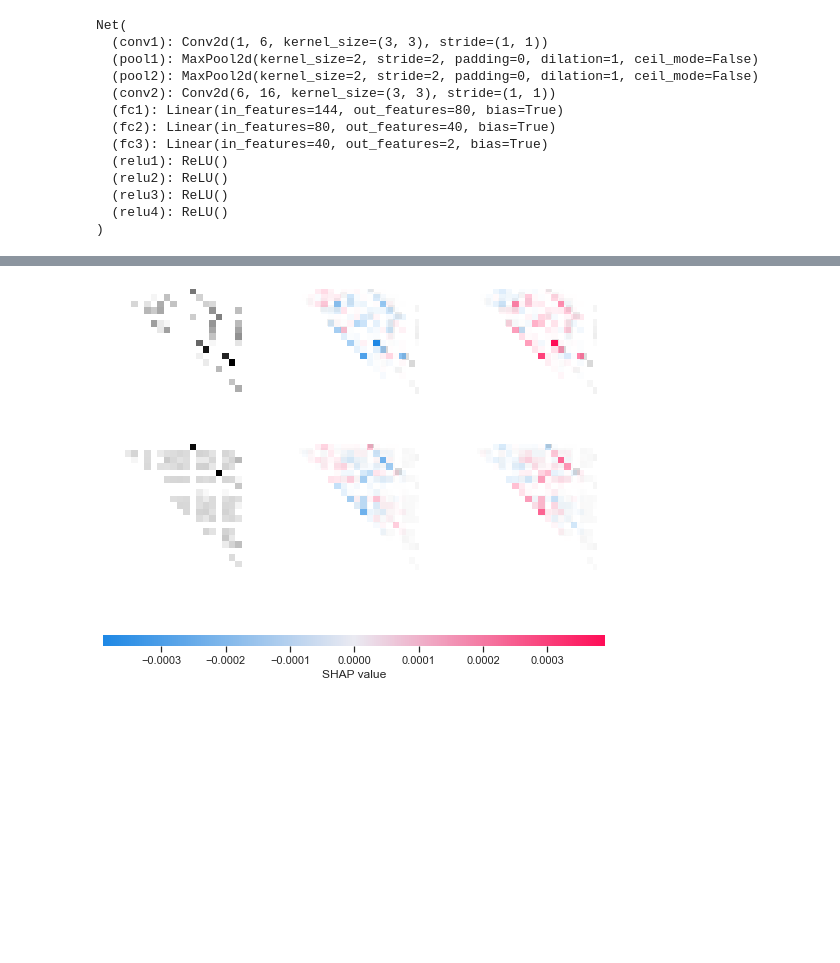
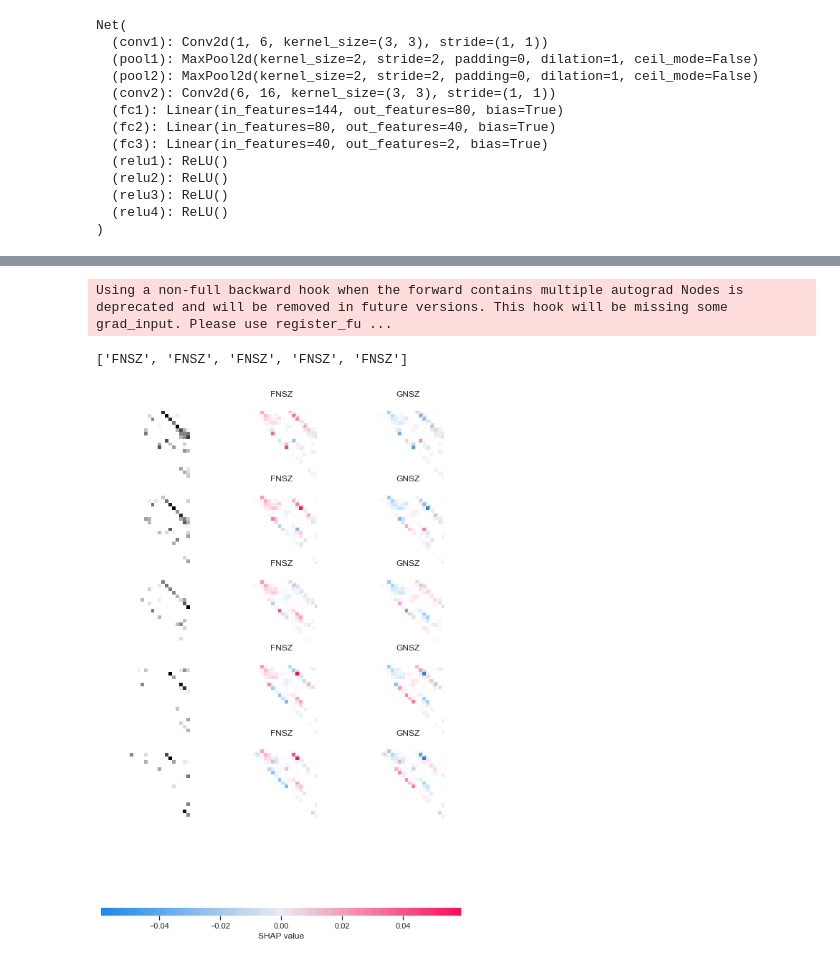
Before and after one commit to Rmarieta/LTS4, a Jupyter notebook: classifier/CNN.ipynb, the cells around one changed output, grey strips where cells are left out. Cells and saved outputs as stored; diff of their text form; code cells hidden in the pictures; blank space fills up the shorter version.

Commit message:
CNN shap local

```diff
--- a/classifier/CNN.ipynb
+++ b/classifier/CNN.ipynb
@@ -309,8 +326,37 @@ shap_values = e.shap_values(test_images)
+# %%
+"""
+testloader_copy = torch.utils.data.DataLoader(testset, batch_size=200, shuffle=True, num_workers=2)
+batch = next(iter(testloader_copy)) # testloader has not been shuffled
+images, im_labels = batch
+"""
+
+# Turn the list to a tensor
+images = torch.tensor(np.array(images))
+
+# Find matching indices between y_true and y_pred and only pick test images amongst those
+idx = [i for i in range(len(y_true)) if y_true[i]==y_pred[i]]
+
+# Might need to shuffle them after that or succeeding samples will be from same recording and very similar
+
+# Compute shap_values on all background, and then only plot some rightly classified with shap_numpy (randomly selected)
+# Retrieve each classes shap values and find a way to rank pixels according to their contribution to the class
+# FNSZ_shaps = shap_numpy[0].reshape((len(test_images), 20, 20))
+# GNSZ_shaps = shap_numpy[1].reshape((len(test_images), 20, 20))
+
+background = images[idx] # IMBALANCED !
+
+tries = random.sample(idx, 5)
+test_images = images[tries]
+
+e = shap.DeepExplainer(CNN, background)
+shap_values = e.shap_values(test_images)
+# %% [output]
+Using a non-full backward hook when the forward contains multiple autograd Nodes is deprecated and will be removed in future versions. This hook will be missing some grad_input. Please use register_fu ...
 # %%
 shap_numpy = [np.swapaxes(np.swapaxes(s, 1, -1), 1, 2) for s in shap_values]
 test_numpy = np.swapaxes(np.swapaxes(test_images.numpy(), 1, -1), 1, 2)
-# %%
-# plot the feature attributions
-shap.image_plot(shap_numpy, -test_numpy)
-# %% [output]
-[figure, removed]
+# %%
+classess = ['FNSZ','GNSZ']
+im_names = np.vectorize(lambda x : classess[x])([y_true[j] for j in tries]).tolist()
+# Add im_namees text to the left of the figure
+labels = np.array(len(test_images)*[classess])
@@ -316,0 +366,10 @@ shap.image_plot(shap_numpy, -test_numpy)
+# %%
+# plot the feature attributions
+print(im_names)
+shap.image_plot(shap_numpy, -test_numpy, labels=labels, labelpad=20)
+
+# Identify which ax represents which class (and also try to test on images that were positively classified,
+# or there will be more red than blue on both times for the same class)
+# %% [output]
+['FNSZ', 'FNSZ', 'FNSZ', 'FNSZ', 'FNSZ']
+[figure, added]
```
Also changed, not shown: parts of 8 cells of this notebook.
